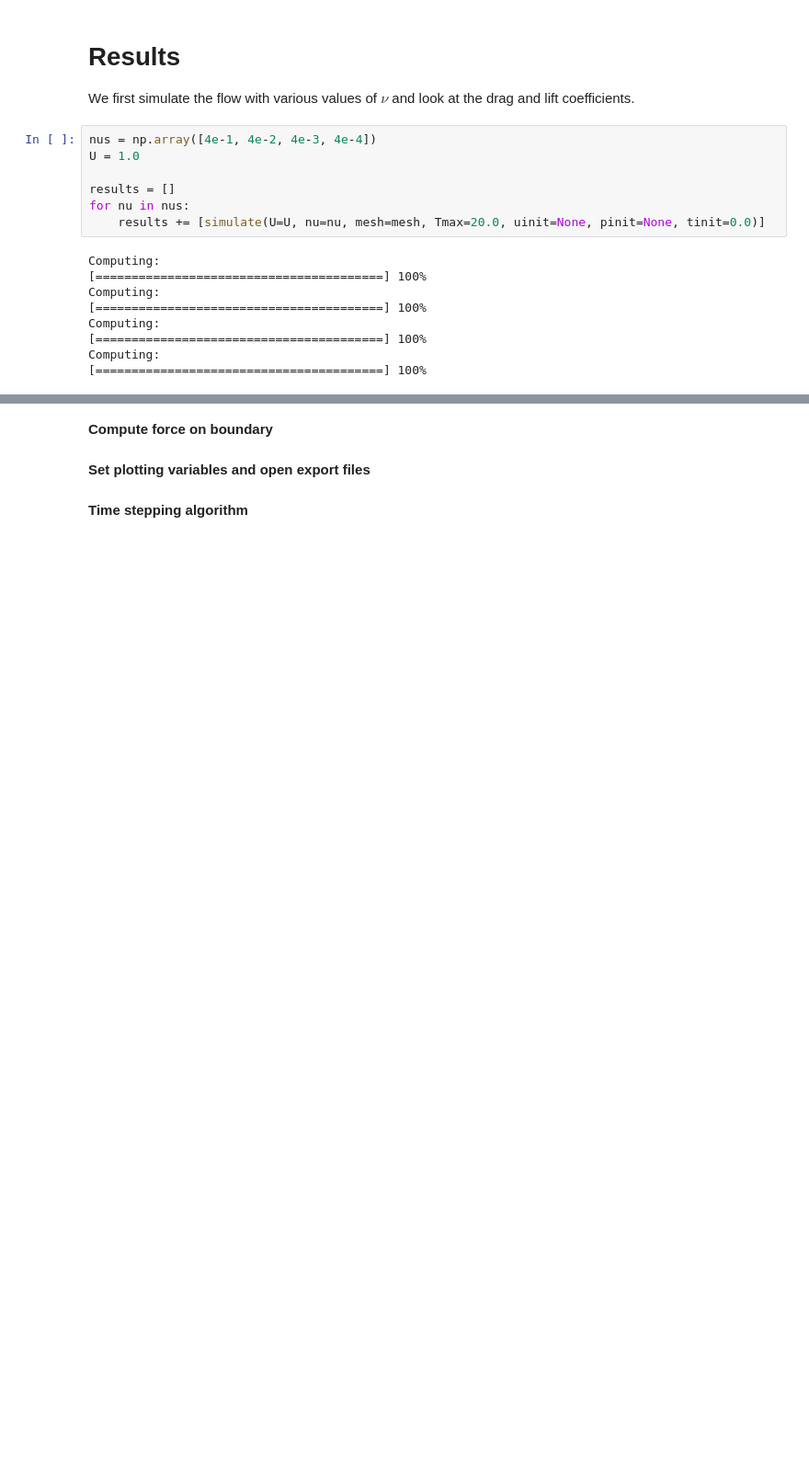
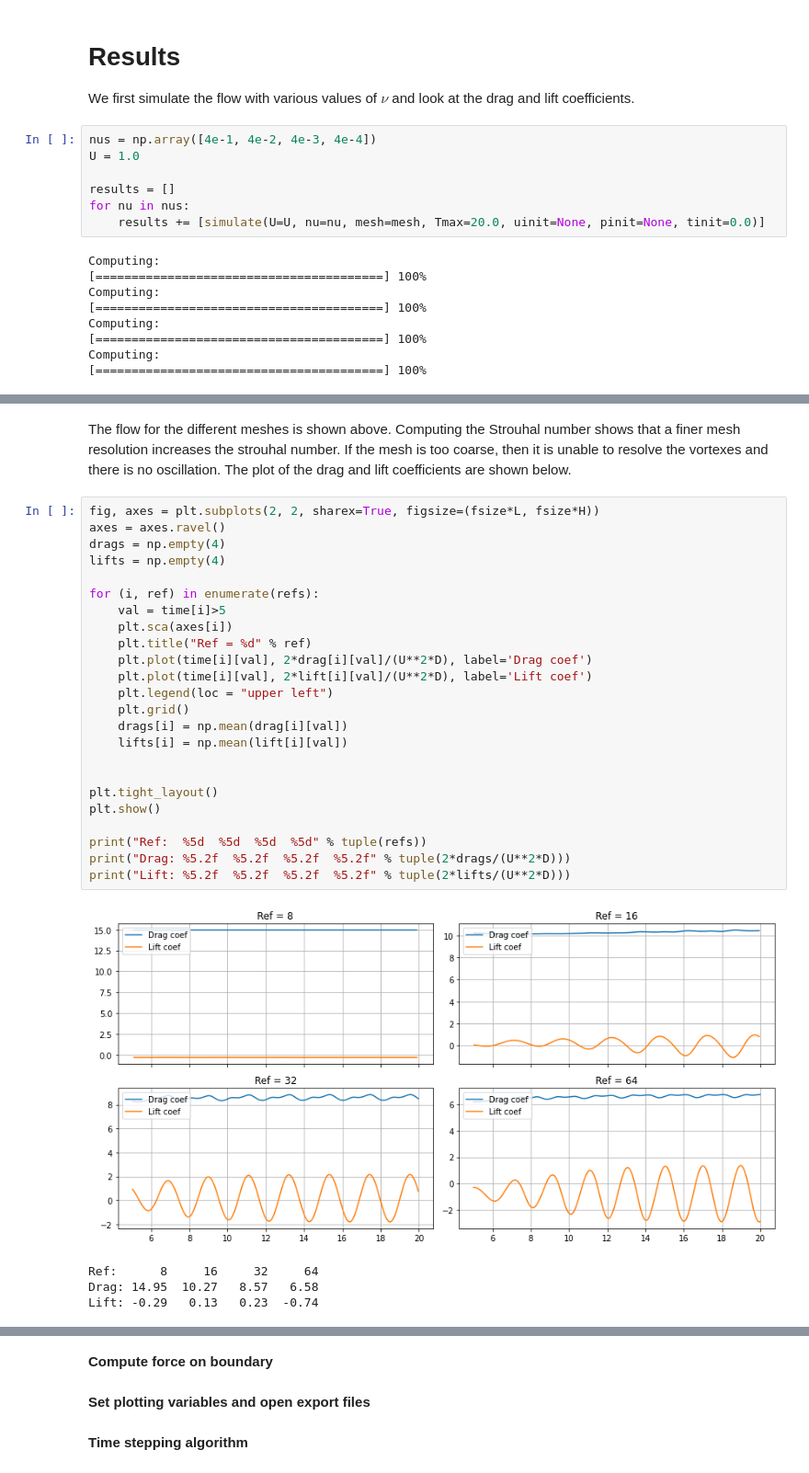
Before and after one commit to johanhoffman/DD2365_VT21, a Jupyter notebook: Lab2/MiguelDLC_lab2.ipynb, the cells around one changed output, grey strips where cells are left out. Shown at 92% size. Drawn from its saved outputs; the diff is of its cells as text; blank space fills up the shorter version.

```diff
--- a/Lab2/MiguelDLC_lab2.ipynb
+++ b/Lab2/MiguelDLC_lab2.ipynb
@@ -456,0 +573,31 @@ As
+# %% [markdown]
+The flow for the different meshes is shown above. Computing the Strouhal number shows that a finer mesh resolution increases the strouhal number. If the mesh is too coarse, then it is unable to resolve the vortexes and there is no oscillation. The plot of the drag and lift coefficients are shown below.
+# %%
+fig, axes = plt.subplots(2, 2, sharex=True, figsize=(fsize*L, fsize*H))
+axes = axes.ravel()
+drags = np.empty(4)
+lifts = np.empty(4)
+
+for (i, ref) in enumerate(refs):
+    val = time[i]>5
+    plt.sca(axes[i])
+    plt.title("Ref = %d" % ref)
+    plt.plot(time[i][val], 2*drag[i][val]/(U**2*D), label='Drag coef')
+    plt.plot(time[i][val], 2*lift[i][val]/(U**2*D), label='Lift coef')
+    plt.legend(loc = "upper left")
+    plt.grid()
+    drags[i] = np.mean(drag[i][val])
+    lifts[i] = np.mean(lift[i][val])
+
+
+plt.tight_layout()
+plt.show()
+
+print("Ref:  %5d  %5d  %5d  %5d" % tuple(refs))
+print("Drag: %5.2f  %5.2f  %5.2f  %5.2f" % tuple(2*drags/(U**2*D)))
+print("Lift: %5.2f  %5.2f  %5.2f  %5.2f" % tuple(2*lifts/(U**2*D)))
+# %% [output]
+[figure, added]
+Ref:      8     16     32     64
+Drag: 14.95  10.27   8.57   6.58
+Lift: -0.29   0.13   0.23  -0.74
```
Also changed, not shown: parts of 19 cells of this notebook, 1 other file.
